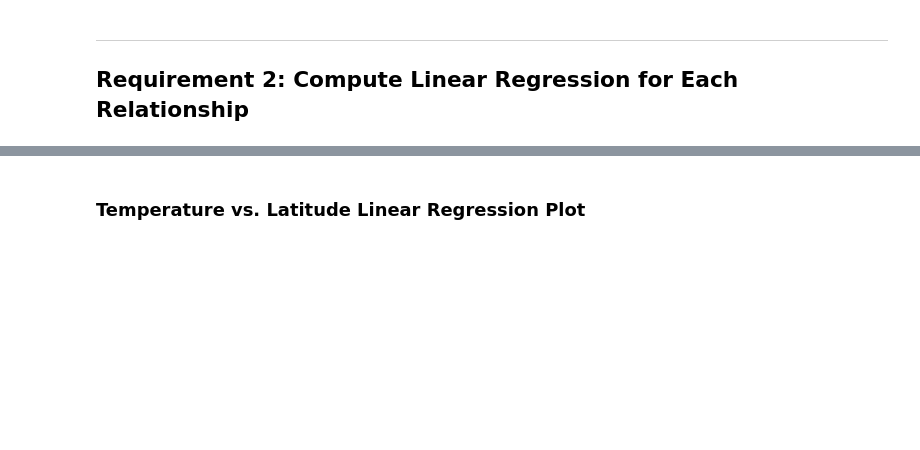
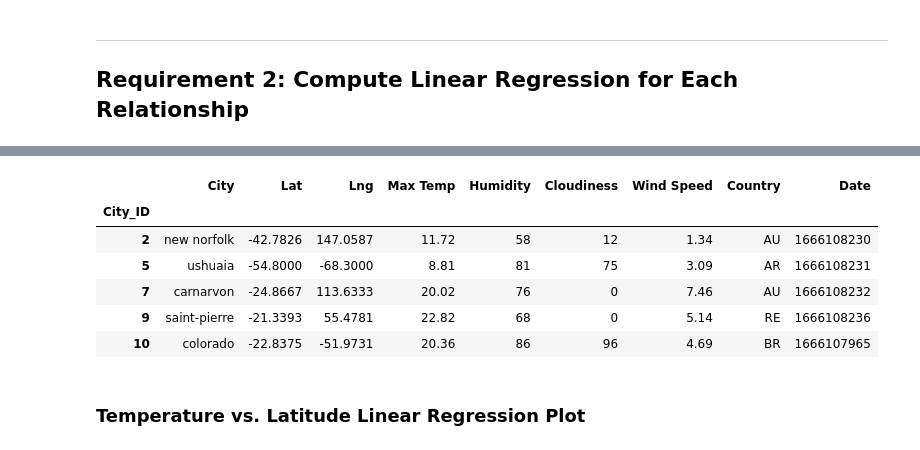
Before and after one commit to mwmosca/python-api-challenge, a Jupyter notebook: WeatherPy.ipynb, the cells around one changed output, grey strips where cells are left out. Saved outputs shown, nothing was run; the diff lists cells and outputs as text; code cells hidden in the pictures; blank space fills up the shorter version.

```diff
--- a/WeatherPy.ipynb
+++ b/WeatherPy.ipynb
@@ -246,9 +270,17 @@ northern_hemi_df.head()
 # %%
 # Create a DataFrame with the Southern Hemisphere data (Latitude < 0)
-# YOUR CODE HERE
+southern_hemi_df = city_data_df[city_data_df['Lat'] < 0]
 
 # Display sample data
 southern_hemi_df.head()
+# %% [output]
+|  | City | Lat | Lng | Max Temp | Humidity | Cloudiness | Wind Speed | Country | Date |
+| City_ID |  |  |  |  |  |  |  |  |  |
+| 2 | new norfolk | -42.7826 | 147.0587 | 11.72 | 58 | 12 | 1.34 | AU | 1666108230 |
+| 5 | ushuaia | -54.8000 | -68.3000 | 8.81 | 81 | 75 | 3.09 | AR | 1666108231 |
+| 7 | carnarvon | -24.8667 | 113.6333 | 20.02 | 76 | 0 | 7.46 | AU | 1666108232 |
+| 9 | saint-pierre | -21.3393 | 55.4781 | 22.82 | 68 | 0 | 5.14 | RE | 1666108236 |
+| 10 | colorado | -22.8375 | -51.9731 | 20.36 | 86 | 96 | 4.69 | BR | 1666107965 |
 # %% [markdown]
 ###  Temperature vs. Latitude Linear Regression Plot
 # %%
```
Also changed, not shown: parts of 8 cells of this notebook.
